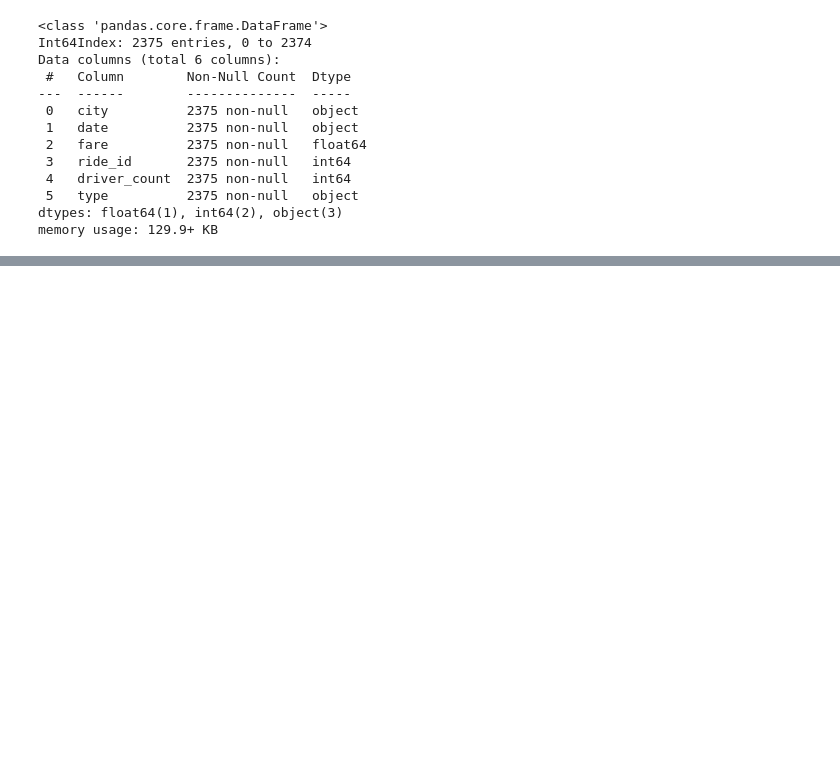
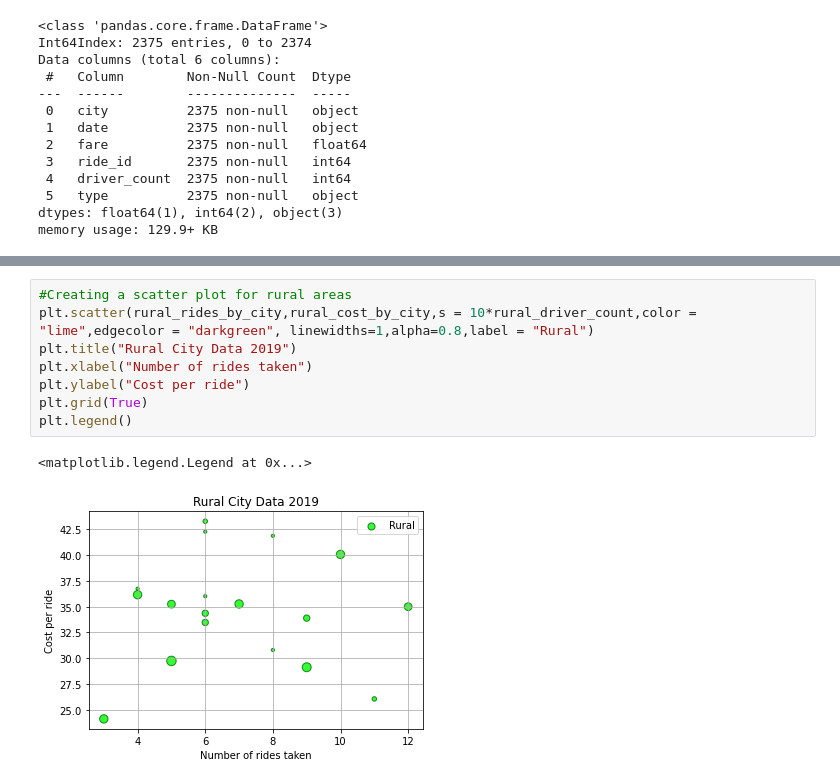
Before and after one commit to JonLev03-hub/PyBer_Analysis, a Jupyter notebook: Pyber_Analysis.ipynb, the cells around one changed output, grey strips where cells are left out. Cells and saved outputs as stored; diff of their text form; blank space fills up the shorter version.

```diff
--- a/Pyber_Analysis.ipynb
+++ b/Pyber_Analysis.ipynb
@@ -28,0 +75,11 @@ memory usage: 129.9+ KB
+# %%
+#Creating a scatter plot for rural areas
+plt.scatter(rural_rides_by_city,rural_cost_by_city,s = 10*rural_driver_count,color = "lime",edgecolor = "darkgreen", linewidths=1,alpha=0.8,label = "Rural")
+plt.title("Rural City Data 2019")
+plt.xlabel("Number of rides taken")
+plt.ylabel("Cost per ride")
+plt.grid(True)
+plt.legend()
+# %% [output]
+<matplotlib.legend.Legend at 0x...>
+[figure, added]
```
Also changed, not shown: parts of 5 cells of this notebook, 1 other file.
